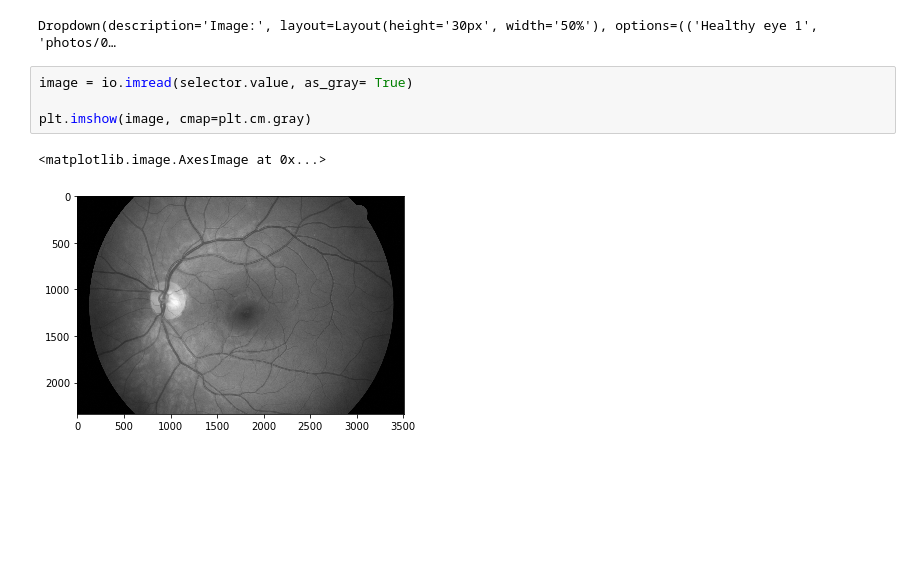
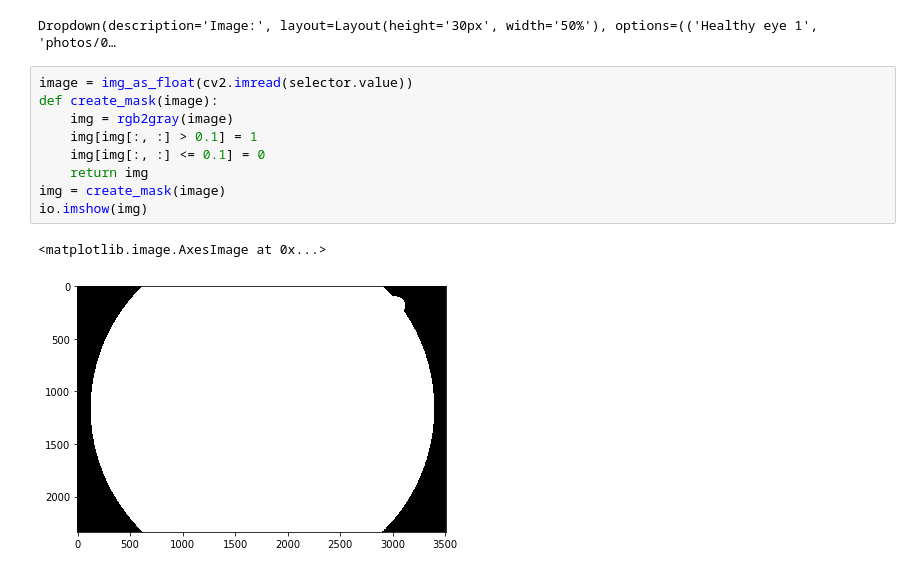
Before and after one commit to agnieszkaszuflak/DnoOka, a Jupyter notebook: Oko.ipynb, the cells around one changed output. Cells and saved outputs as stored; diff of their text form; blank space fills up the shorter version.

```diff
--- a/Oko.ipynb
+++ b/Oko.ipynb
@@ -28,10 +35,15 @@ selector = widgets.Dropdown(
 display(selector)
 # %% [output]
 Dropdown(description='Image:', layout=Layout(height='30px', width='50%'), options=(('Healthy eye 1', 'photos/0…
-# %%
-image = io.imread(selector.value, as_gray= True)
-
-plt.imshow(image, cmap=plt.cm.gray)
-# %% [output]
-<matplotlib.image.AxesImage at 0x...>
-[figure, removed]
+# %%
+image = img_as_float(cv2.imread(selector.value))
+def create_mask(image):
+    img = rgb2gray(image)
+    img[img[:, :] > 0.1] = 1
+    img[img[:, :] <= 0.1] = 0
+    return img
+img = create_mask(image)
+io.imshow(img)
+# %% [output]
+<matplotlib.image.AxesImage at 0x...>
+[figure, added]
```
Also changed, not shown: parts of 4 cells of this notebook.
